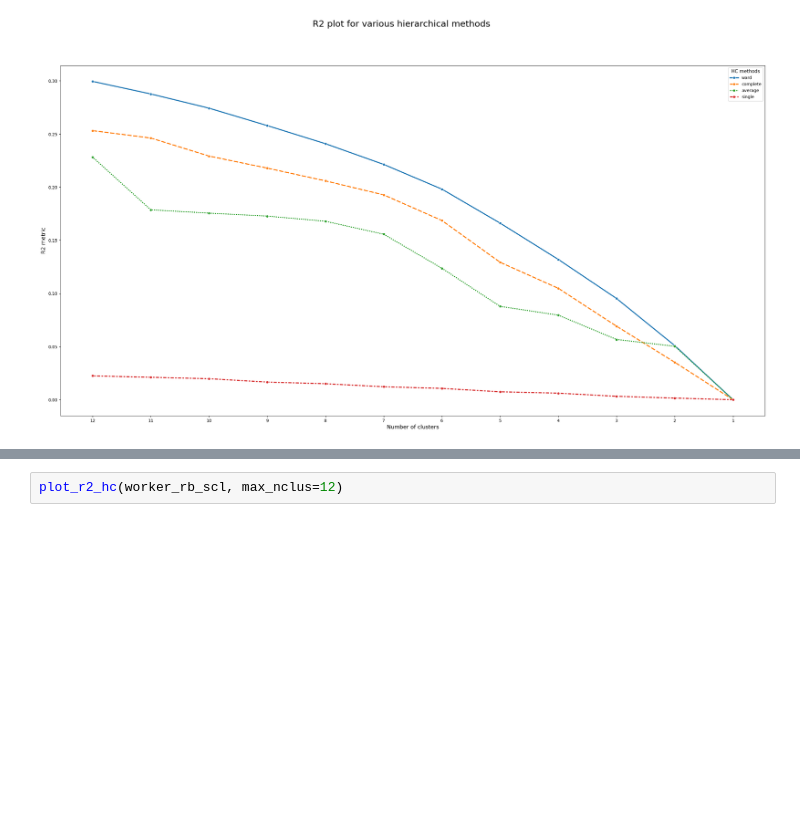
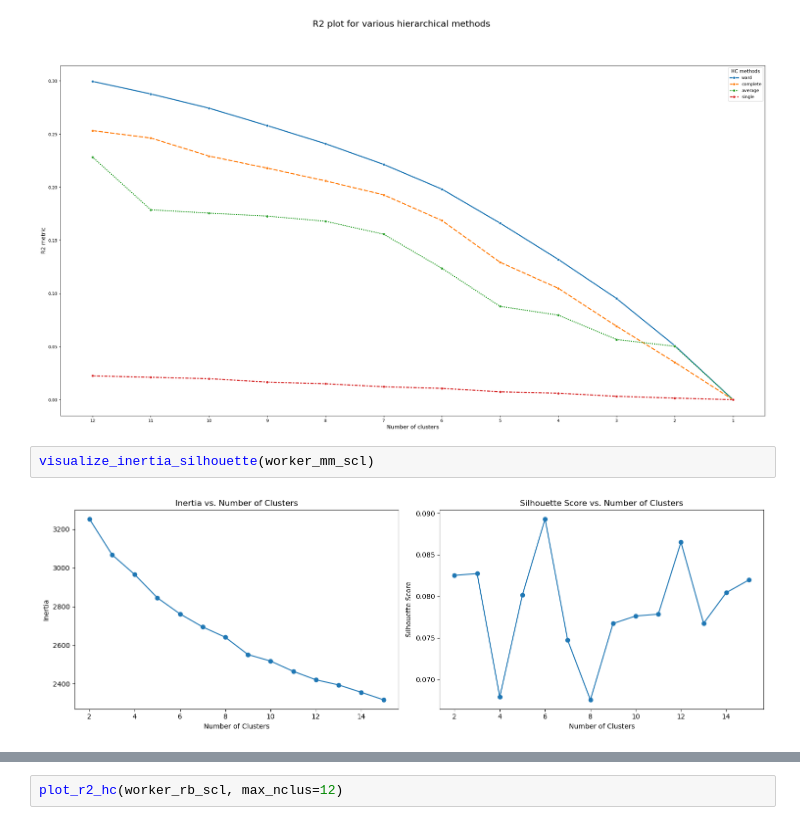
Before and after one commit to Pinky-Tie/reasons_for_absenteeism, a Jupyter notebook: code/segmentation.ipynb, the cells around one changed output, grey strips where cells are left out. Drawn from its saved outputs; the diff is of its cells as text; blank space fills up the shorter version.

```diff
--- a/code/segmentation.ipynb
+++ b/code/segmentation.ipynb
@@ -126,3 +142,7 @@ plot_r2_hc(worker_st_scl, max_nclus=12)
 plot_r2_hc(worker_mm_scl, max_nclus=12)
 # %% [output]
 [figure]
+# %%
+visualize_inertia_silhouette(worker_mm_scl)
+# %% [output]
+[figure, added]
```
Also changed, not shown: parts of 12 cells of this notebook.
